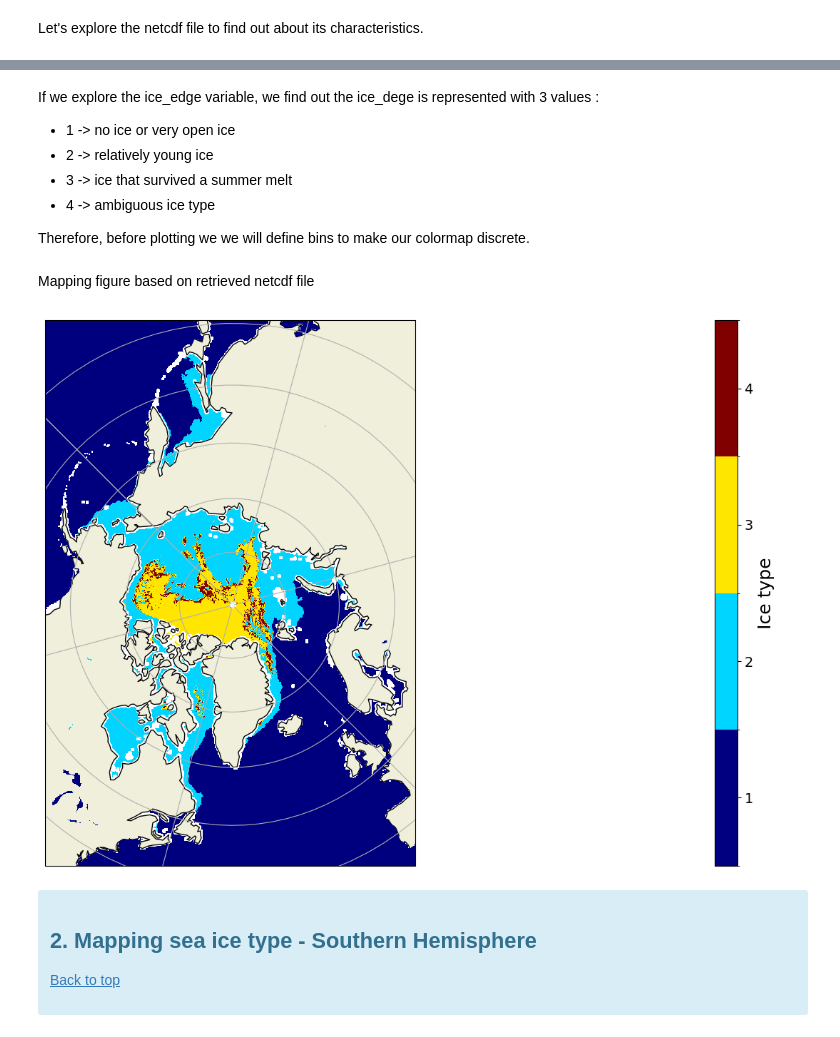
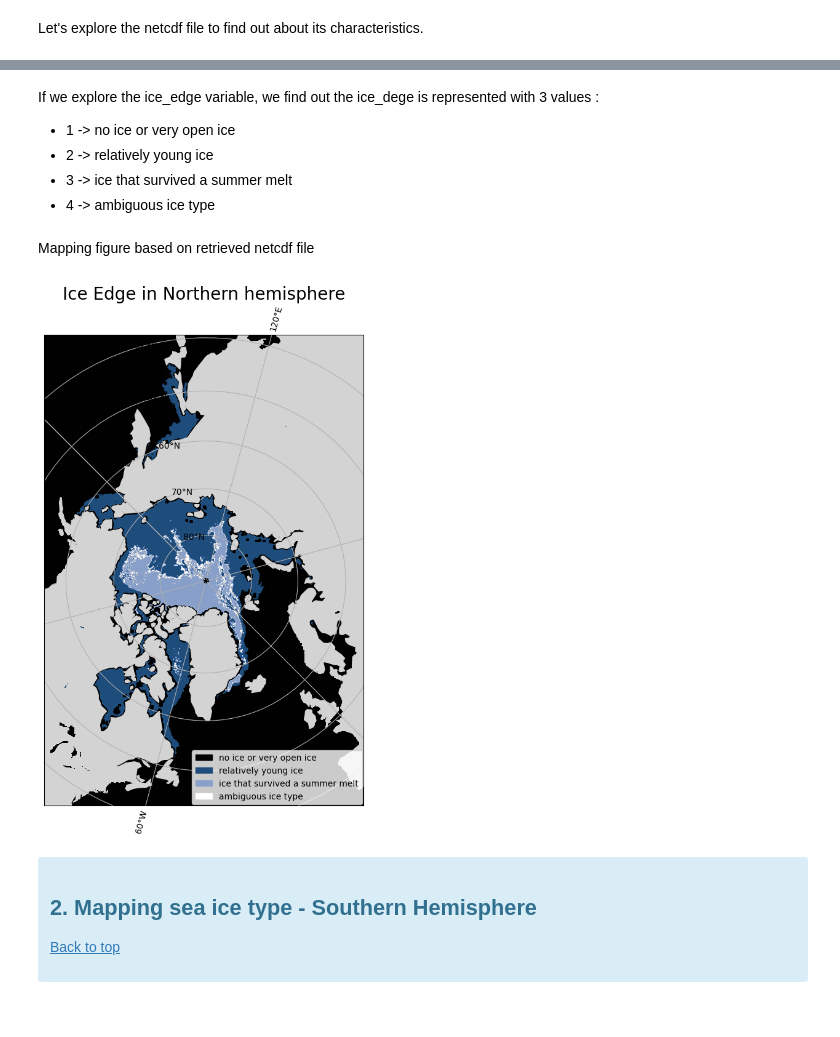
Before and after one commit to latifkhon/learn-osi-saf-sea-ice, a Jupyter notebook: 1_OSI_SAF_sea_ice_introductory/1_3c_OSI_SAF_sea_ice_mapping_Ice_Type.ipynb, the cells around one changed output, grey strips where cells are left out. Drawn from its saved outputs; the diff is of its cells as text; code cells hidden in the pictures.

```diff
--- a/1_OSI_SAF_sea_ice_introductory/1_3c_OSI_SAF_sea_ice_mapping_Ice_Type.ipynb
+++ b/1_OSI_SAF_sea_ice_introductory/1_3c_OSI_SAF_sea_ice_mapping_Ice_Type.ipynb
@@ -71,3 +141,17 @@ import cmcrameri                              # scientific colormaps for data vi
+# %%
+def add_legend(im):
+    """
+    Function to add legend for Sea Ice Type.
+
+     Args:
+        im          : image
+    """
+    labels = ['no ice or very open ice', 'relatively young ice', 'ice that survived a summer melt', 'ambiguous ice type']
+    colors = [ im.cmap(im.norm(value)) for value in [1,2,3,4]]
+    # create a patch (proxy artist) for every color
+    patches = [ mpatches.Patch(color=colors[i], label=labels[i] ) for i in range(4) ]
+    # put those patched as legend-handles into the legend
+    plt.legend(handles=patches, bbox_to_anchor=(0.46, 0.12), loc=2, borderaxespad=0.1 , fontsize=10)
 # %% [markdown]
 <div class="alert alert-info" role="alert">
 
@@ -84,6 +168,7 @@ Choose a colormap for your data set. You can find more information on matplotlib
 However, we recommend you have a look at <a href=" https://matplotlib.org/cmocean/" target="_blank">cmocean colormaps</a> or that you use scientific colormaps for data visulaisation from librairies such as cmcrameri.hoosing color palet
 # %%
 cmap = mpl_cm.get_cmap('jet')
+cmap = cmcrameri.cm.oslo
 #cmap = cmocean.cm.ice
 #cmap = cmcrameri.cm.nuuk
 # %% [markdown]
@@ -118,5 +203,3 @@ If we explore the ice_edge variable, we find out the ice_dege is represented wit
 * 2 -> relatively young ice
 * 3 -> ice that survived a summer melt
 * 4 -> ambiguous ice type
-
-Therefore, before plotting we we will define bins to make our colormap discrete.
@@ -127,40 +206,19 @@ norm = mpl.colors.BoundaryNorm(cmap_bounds, cmap.N)
 # %% [markdown]
 Mapping figure based on retrieved netcdf file
-# %%
-fig = plt.figure(figsize=(16,9))
-
-# set data projection and request output projection
-data_projection=ccrs.Stereographic(central_latitude=90.0, central_longitude=-45.0, true_scale_latitude=70.0)
-output_projection=ccrs.Stereographic(central_latitude=90.0, central_longitude=-45.0, true_scale_latitude=70.0)
-
-# define plot carateristics
-ax = plt.axes([0.05,0.05,0.75,0.85], projection=output_projection)
-ax.add_feature(cfeature.LAND, zorder=0, edgecolor='black')
-ax.gridlines()
-
-# open and plot data
-for filename in os.listdir(directory):
-    if filename.endswith(".nc"):
-        nc = xr.open_dataset(directory + '/' + filename)
-        xc = nc.variables['xc'][:]
-        yc = nc.variables['yc'][:]
-        ice_type = nc.variables['ice_type'][:]
-        status_flag  = nc.variables['status_flag'][:]
-        nc.close()
-
-        # Sea Ice Concentration data is provided in x y coordinates, bounds need to be defined for cartopy
-        bounds=(xc.min()*1000,xc.max()*1000,yc.min()*1000,yc.max()*1000)
-
-        # plotting sea ice
-        im = ax.imshow(ice_type[0,:,:], transform=data_projection, extent=bounds, origin='upper', cmap=cmap, norm=norm)
-
-# Adding a colorbar
-axc = fig.add_axes((0.85,0.05,0.02,0.85))
-cb = plt.colorbar(im, orientation='vertical', cax=axc, ticks=[1, 2, 3, 4])
-cb.set_label('Ice type', fontsize=18)
-cb.ax.tick_params(labelsize=14)
-# %% [output]
-[figure, removed]
+# %%
+fig = plt.figure(figsize=(10,9))
+
+# request output projection
+hemi = 'nh'
+output_projection=ccrs.Stereographic(central_latitude=90.0, central_longitude=-45.0, true_scale_latitude=70.0)
+
+# Map sea ice edge
+im = mapping_ice_type(directory, output_projection, hemi, cmap, title="Ice Edge in Northern hemisphere")
+
+# Add legend
+add_legend(im)
+# %% [output]
+[figure, added]
 # %% [markdown]
 <div class="alert alert-info" role="alert">
 
```
Also changed, not shown: parts of 18 cells of this notebook, 20 other files.
